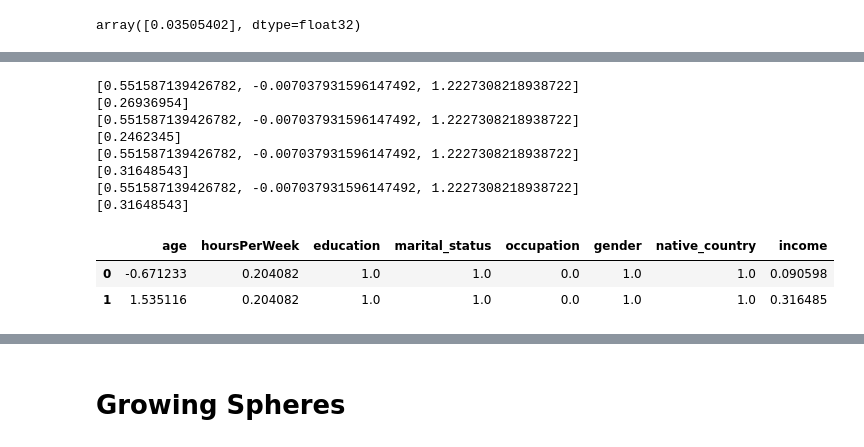
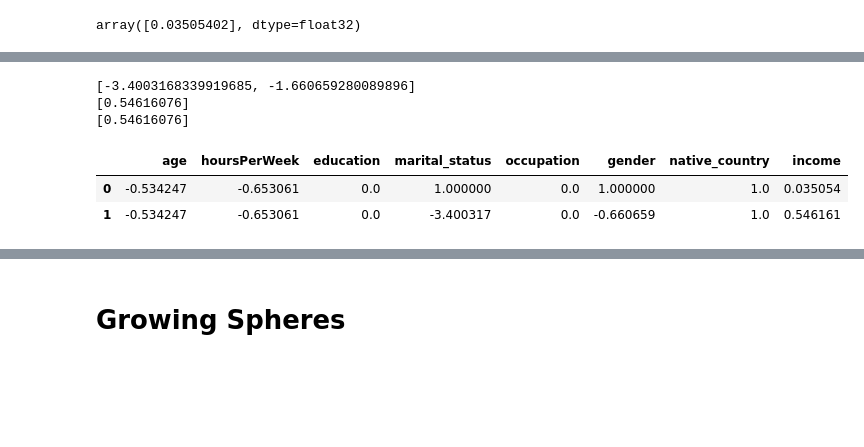
Before and after one commit to francescobodria/posthoc-similaryclass-counterfactuals, a Jupyter notebook: Adult_Mixed_distance.ipynb, the cells around one changed output, grey strips where cells are left out. Cells and saved outputs as stored; diff of their text form; code cells hidden in the pictures; blank space fills up the shorter version.

```diff
--- a/Adult_Mixed_distance.ipynb
+++ b/Adult_Mixed_distance.ipynb
@@ -264,4 +266,5 @@ plt.grid()
 # %%
+idx = 0
 predict(X_test[idx:idx+1,:-1],return_proba=True)
 # %% [output]
 array([0.03505402], dtype=float32)
@@ -285,6 +288,7 @@ array([0.30023888, 0.30023888, 0.05220185, 0.09493919, 0.03031424,
       dtype=float32)
 # %%
 from scipy.spatial.distance import cdist
+m = +2
 neigh = np.argsort(cdist(Z_train,Z_test[idx:idx+1]+m*y_contrib).ravel())[:10]
 predict(X_train[neigh,:-1],return_proba=True)
 # %% [output]
@@ -309,5 +347,5 @@ pd.DataFrame(np.vstack((X_test[idx],X_train[neigh])),columns=df.columns)
 # %%
 q = X_test[0].copy()
-v = np.array([Z_test[idx,0]+m*y_contrib[0],Z_test[idx,1]+m*y_contrib[1]])
+v = np.array(Z_test[idx,:]+m*y_contrib)
 v
 # %% [output]
@@ -324,11 +362,11 @@ array([[ 0.14450577, -0.07378847,  0.00241489,  0.01753806,  0.00130908,
 # %%
 def compute_cf(q, indexes):
-    indexes.append(-1)
+    #indexes.append(-1)
     q_pred = predict(q[:-1],return_proba=True)
     q_cf = q.copy()
     q_cf_pred = predict(q_cf[:-1],return_proba=True)
-    c_l = [v[l] - np.sum(q*w[l,:]) - b[l] for l in range(latent_dim)]
     while np.round(q_pred) == np.round(q_cf_pred):
+        c_l = [v[l] - np.sum(q_cf*w[l,:]) - b[l] for l in range(latent_dim)]
         M = []
         for l in range(latent_dim):
             M.append([np.sum(w[k,indexes]*w[l,indexes]) for k in range(latent_dim)])
@@ -336,9 +374,7 @@ def compute_cf(q, indexes):
         lambda_k = np.linalg.solve(M, c_l)
         delta_i = [np.sum(lambda_k*w[:,i]) for i in indexes]
         print(delta_i)
-        delta_i = np.clip(delta_i,-1,1)
         q_cf[indexes] += delta_i
-        q_cf[2:] = np.round(q_cf[2:])
         if predict(q_cf[:-1],return_proba=True) == q_cf_pred:
             return q_cf
         q_cf_pred = predict(q_cf[:-1],return_proba=True)
@@ -346,24 +382,21 @@ def compute_cf(q, indexes):
         q_cf[-1] = q_cf_pred
     return q_cf
 # %%
-idx = 1
+idx = 0
 q = X_test[idx,:].copy()
-q_cf = compute_cf(q, [0,2])
+q[3] = 0
+q_cf = compute_cf(q, [3,5])
 q_cf[-1] = predict(q_cf[:-1],return_proba=True)
 print(predict(q_cf[:-1],return_proba=True))
+q[3] = 1
 pd.DataFrame([q,q_cf], columns = df.columns)
 # %% [output]
-[0.551587139426782, -0.007037931596147492, 1.2227308218938722]
-[0.26936954]
-[0.551587139426782, -0.007037931596147492, 1.2227308218938722]
-[0.2462345]
-[0.551587139426782, -0.007037931596147492, 1.2227308218938722]
-[0.31648543]
-[0.551587139426782, -0.007037931596147492, 1.2227308218938722]
-[0.31648543]
+[-3.4003168339919685, -1.660659280089896]
+[0.54616076]
+[0.54616076]
 |  | age | hoursPerWeek | education | marital_status | occupation | gender | native_country | income |
-| 0 | -0.671233 | 0.204082 | 1.0 | 1.0 | 0.0 | 1.0 | 1.0 | 0.090598 |
-| 1 | 1.535116 | 0.204082 | 1.0 | 1.0 | 0.0 | 1.0 | 1.0 | 0.316485 |
+| 0 | -0.534247 | -0.653061 | 0.0 | 1.000000 | 0.0 | 1.000000 | 1.0 | 0.035054 |
+| 1 | -0.534247 | -0.653061 | 0.0 | -3.400317 | 0.0 | -0.660659 | 1.0 | 0.546161 |
 # %%
 sorted(cdist(X_train[:,:-1], q_cf[:-1].reshape(1,-1)))[0]
 # %% [output]
```
Also changed, not shown: parts of 21 cells of this notebook, 4 other files.
